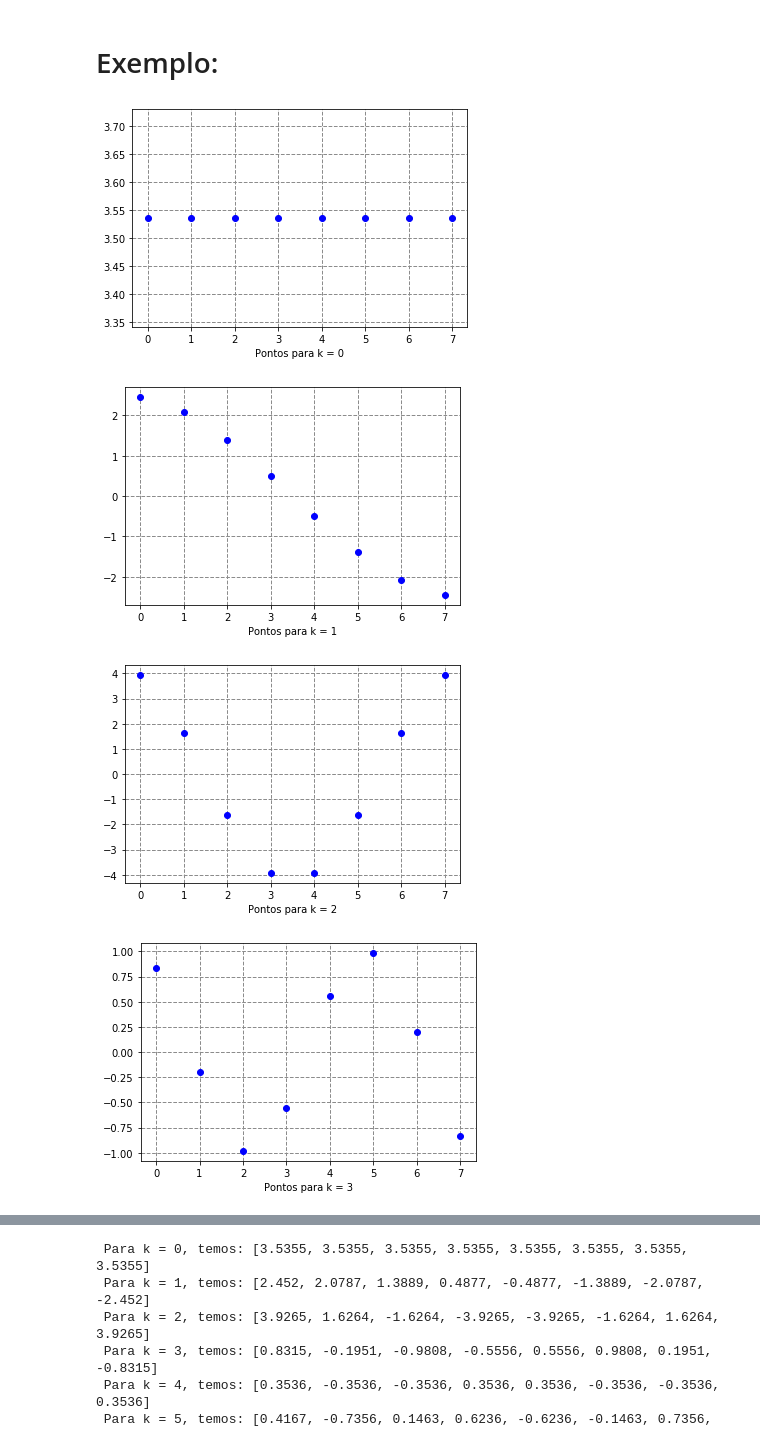
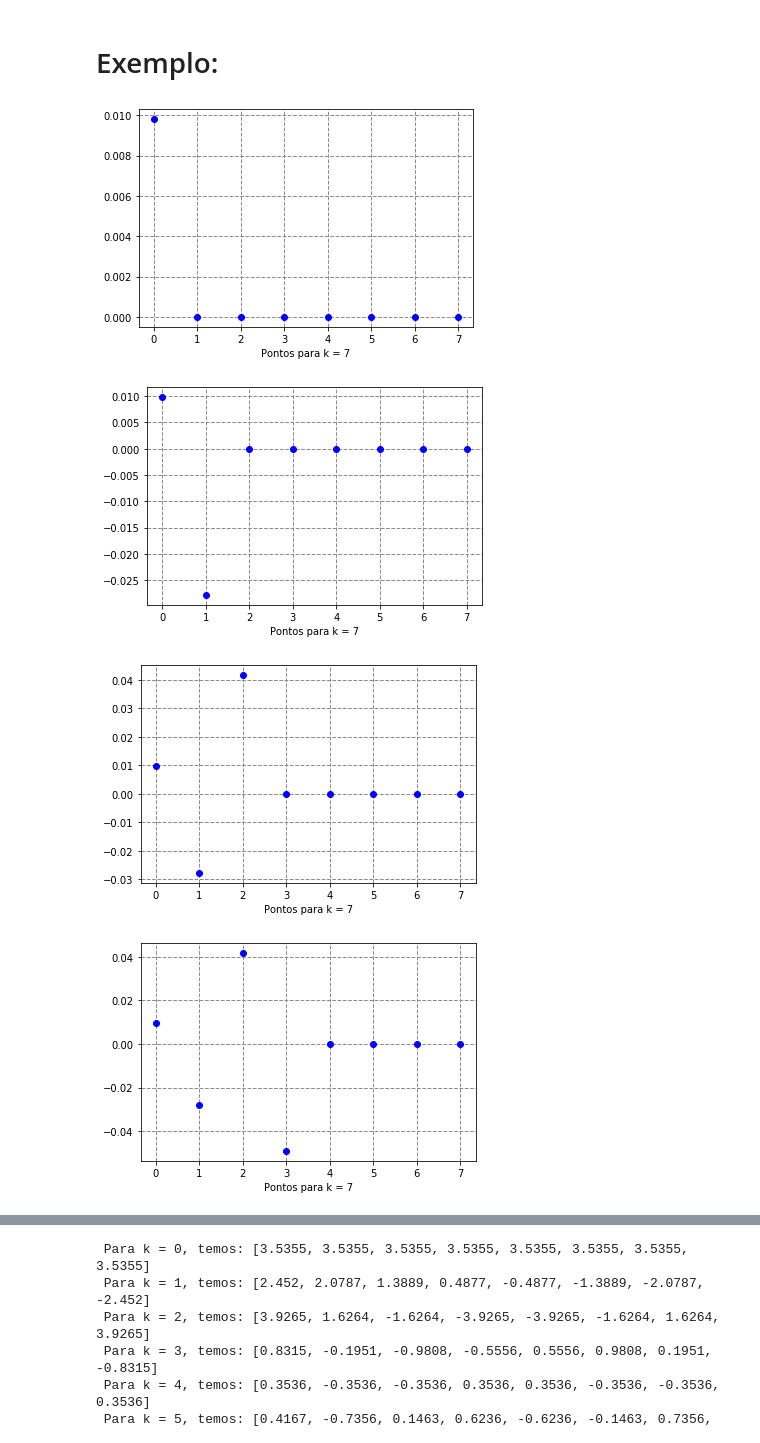
Before and after one commit to IcaroTARique/DCT_PDI, a Jupyter notebook: PDI.ipynb, the cells around one changed output, grey strips where cells are left out. Cells and saved outputs as stored; diff of their text form; code cells hidden in the pictures.

Commit message:
Corrigindo ordem da IDCT e DCT

```diff
--- a/PDI.ipynb
+++ b/PDI.ipynb
@@ -53,9 +51,9 @@ def dct(x,N):
         plt.show()
     return v
 # %%
-v = dct(x,N)
+v = idct(x,N)
 # %% [output]
-[figure, old version]
+[figure, new version]
-[figure, old version]
+[figure, new version]
-[figure, old version]
+[figure, new version]
-[figure, old version]
+[figure, new version]
```
Also changed, not shown: parts of 13 cells of this notebook.
